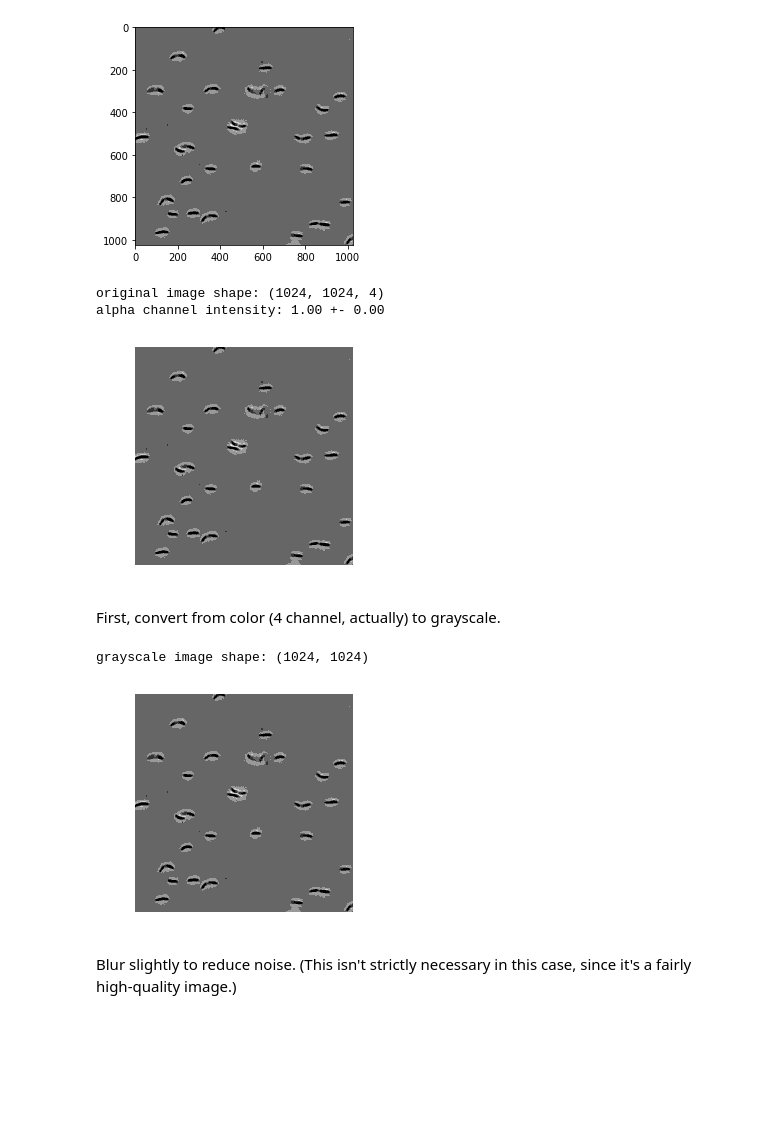
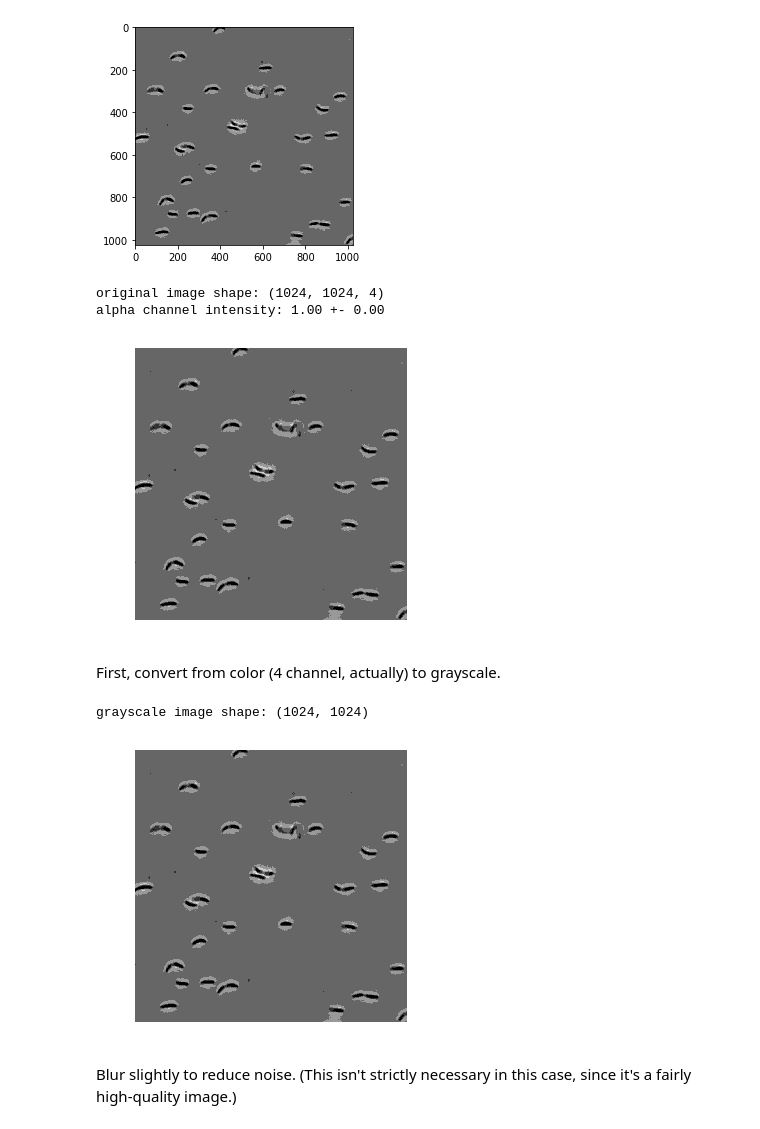
Before and after one commit to rafaelbidese/fvc-practice, a Jupyter notebook: bacteria-example.ipynb, the cells around one changed output. Drawn from its saved outputs; the diff is of its cells as text; code cells hidden in the pictures; blank space fills up the shorter version.

```diff
--- a/bacteria-example.ipynb
+++ b/bacteria-example.ipynb
@@ -15,21 +15,21 @@ plt.imshow(im)
 # %%
 def my_imshow(im, title=None, **kwargs):
     if 'cmap' not in kwargs:
         kwargs['cmap'] = 'gray'
-    plt.figure()
+    plt.figure(figsize=(5,5))
     plt.imshow(im, interpolation='none', **kwargs)
     if title:
         plt.title(title)
     plt.axis('off')
 
 print ('original image shape: {}'.format(im.shape))
 print ('alpha channel intensity: {0:.2f} +- {1:.2f}'.format(np.mean(im[:,:,-1]), np.std(im[:,:,-1]))
 )
 my_imshow(im)
 # %% [output]
 original image shape: (1024, 1024, 4)
 alpha channel intensity: 1.00 +- 0.00
-[figure, old version]
+[figure, new version]
 # %% [markdown]
 First, convert from color (4 channel, actually) to grayscale.
 # %%
@@ -42,7 +42,7 @@ print ('grayscale image shape:', gray_im.shape)
 my_imshow(gray_im)
 # %% [output]
 grayscale image shape: (1024, 1024)
-[figure, old version]
+[figure, new version]
 # %% [markdown]
 Blur slightly to reduce noise. (This isn't strictly necessary in this case, since it's a fairly high-quality image.)
 # %%
```
Also changed, not shown: parts of 7 cells of this notebook.
